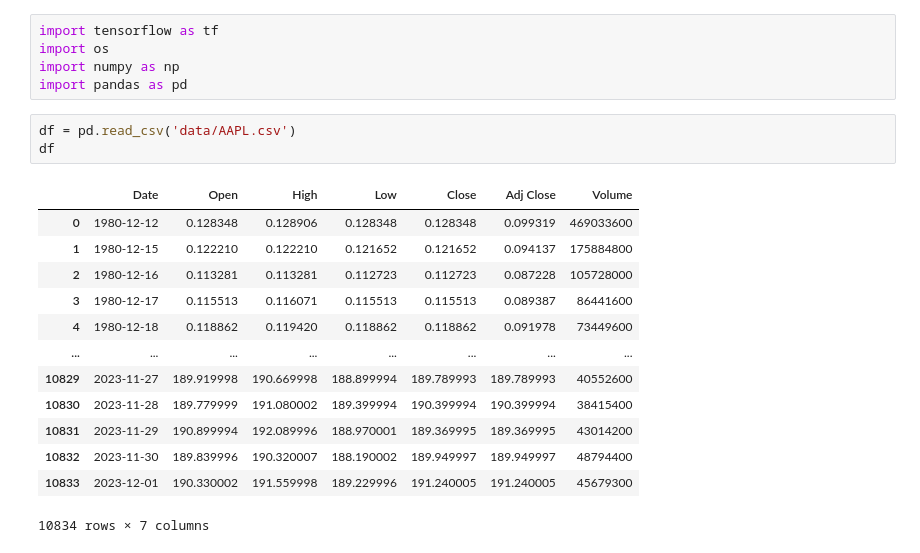
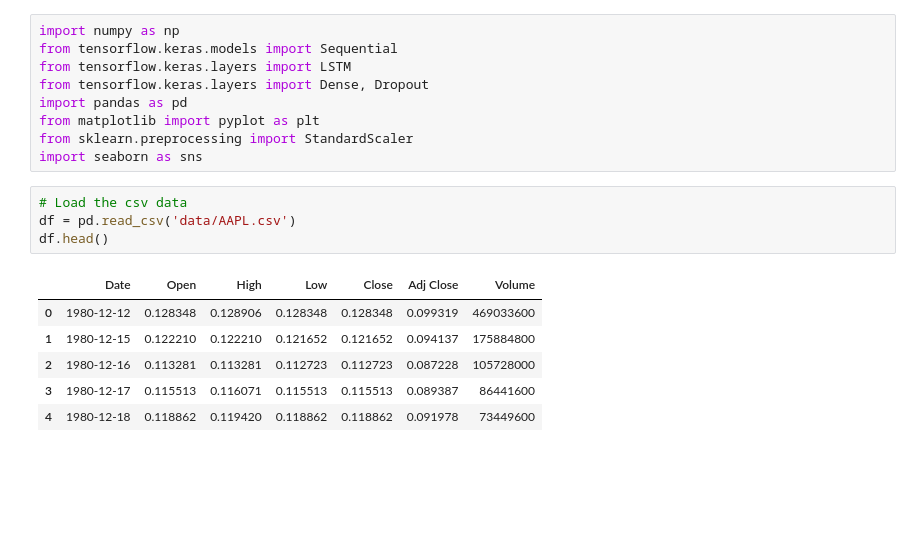
Before and after one commit to hpatel0816/LSTM-StockPred, a Jupyter notebook: stockPred.ipynb, the cells around one changed output. Saved outputs shown, nothing was run; the diff lists cells and outputs as text; blank space fills up the shorter version.

```diff
--- a/stockPred.ipynb
+++ b/stockPred.ipynb
@@ -1,22 +1,20 @@
-# %%
-import tensorflow as tf
-import os
-import numpy as np
-import pandas as pd
+# %%
+import numpy as np
+from tensorflow.keras.models import Sequential
+from tensorflow.keras.layers import LSTM
+from tensorflow.keras.layers import Dense, Dropout
+import pandas as pd
+from matplotlib import pyplot as plt
+from sklearn.preprocessing import StandardScaler
+import seaborn as sns
 # %%
+# Load the csv data
 df = pd.read_csv('data/AAPL.csv')
-df
+df.head()
 # %% [output]
 |  | Date | Open | High | Low | Close | Adj Close | Volume |
 | 0 | 1980-12-12 | 0.128348 | 0.128906 | 0.128348 | 0.128348 | 0.099319 | 469033600 |
 | 1 | 1980-12-15 | 0.122210 | 0.122210 | 0.121652 | 0.121652 | 0.094137 | 175884800 |
 | 2 | 1980-12-16 | 0.113281 | 0.113281 | 0.112723 | 0.112723 | 0.087228 | 105728000 |
 | 3 | 1980-12-17 | 0.115513 | 0.116071 | 0.115513 | 0.115513 | 0.089387 | 86441600 |
 | 4 | 1980-12-18 | 0.118862 | 0.119420 | 0.118862 | 0.118862 | 0.091978 | 73449600 |
-| ... | ... | ... | ... | ... | ... | ... | ... |
-| 10829 | 2023-11-27 | 189.919998 | 190.669998 | 188.899994 | 189.789993 | 189.789993 | 40552600 |
-| 10830 | 2023-11-28 | 189.779999 | 191.080002 | 189.399994 | 190.399994 | 190.399994 | 38415400 |
-| 10831 | 2023-11-29 | 190.899994 | 192.089996 | 188.970001 | 189.369995 | 189.369995 | 43014200 |
-| 10832 | 2023-11-30 | 189.839996 | 190.320007 | 188.190002 | 189.949997 | 189.949997 | 48794400 |
-| 10833 | 2023-12-01 | 190.330002 | 191.559998 | 189.229996 | 191.240005 | 191.240005 | 45679300 |
-10834 rows × 7 columns
```
Also changed, not shown: parts of 14 cells of this notebook.
